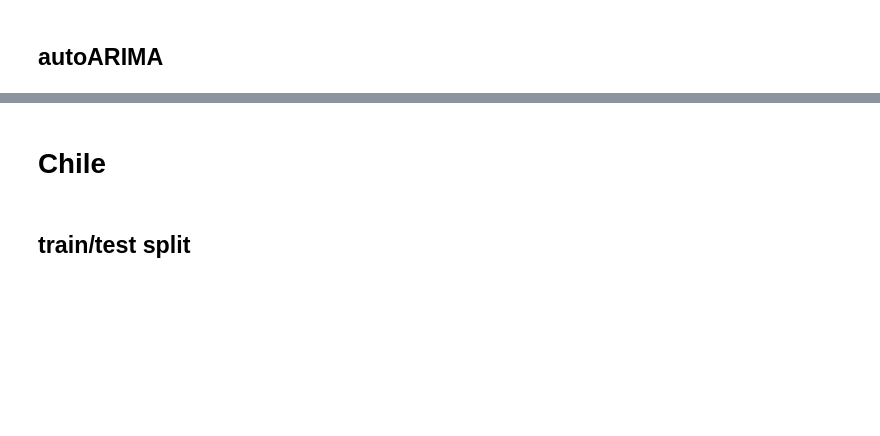
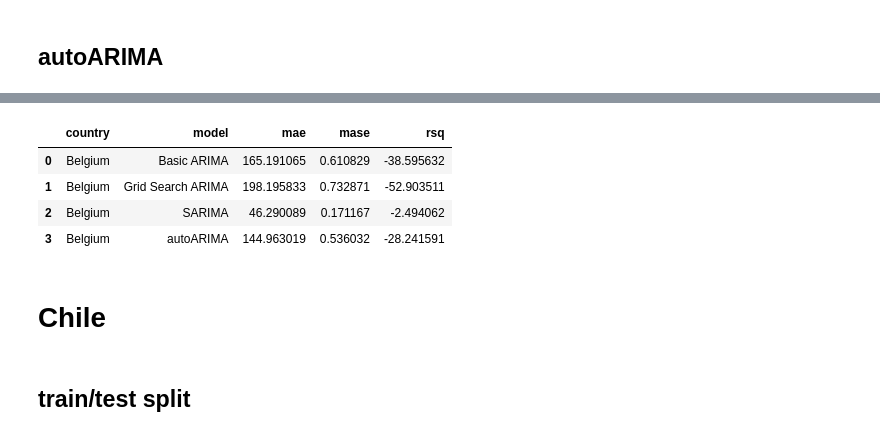
Before and after one commit to y-ginther/DS-Capstone, a Jupyter notebook: ARIMA_c.ipynb, the cells around one changed output, grey strips where cells are left out. Cells and saved outputs as stored; diff of their text form; code cells hidden in the pictures; blank space fills up the shorter version.

```diff
--- a/ARIMA_c.ipynb
+++ b/ARIMA_c.ipynb
@@ -377,7 +373,7 @@ STOP: TOTAL NO. of ITERATIONS REACHED LIMIT
 # %%
 mae = mean_absolute_error(belgium_test['new_deaths'], belgium_test['forecast'])
 r2 = r2_score(belgium_test['new_deaths'], belgium_test['forecast'])
-mase = MeanAbsoluteScaledError(sp = 4)
+mase = MeanAbsoluteScaledError(sp = 13)
 mase = mase(belgium_test['new_deaths'], belgium_test['forecast'], y_train = belgium_train['new_deaths'])
 new_row = {'country': 'Belgium', 'model': 'SARIMA', 'mae': mae, 'mase': mase, 'rsq': r2}
 metrics = metrics.append(new_row, ignore_index=True)
@@ -431,10 +427,18 @@ plt.show()
 # %%
 mae = mean_absolute_error(belgium_test['new_deaths'], forecast)
-mase = MeanAbsoluteScaledError(sp = 4)
+mase = MeanAbsoluteScaledError(sp = 13)
 mase = mase(belgium_test['new_deaths'], forecast, y_train = belgium_train['new_deaths'])
 r2 = r2_score(belgium_test['new_deaths'], forecast)
 new_row = {'country': 'Belgium', 'model': 'autoARIMA', 'mae': mae, 'mase': mase, 'rsq': r2}
 metrics = metrics.append(new_row, ignore_index=True)
+# %%
+metrics
+# %% [output]
+|  | country | model | mae | mase | rsq |
+| 0 | Belgium | Basic ARIMA | 165.191065 | 0.610829 | -38.595632 |
+| 1 | Belgium | Grid Search ARIMA | 198.195833 | 0.732871 | -52.903511 |
+| 2 | Belgium | SARIMA | 46.290089 | 0.171167 | -2.494062 |
+| 3 | Belgium | autoARIMA | 144.963019 | 0.536032 | -28.241591 |
 # %% [markdown]
 # Chile
 # %% [markdown]
```
Also changed, not shown: parts of 9 cells of this notebook.
